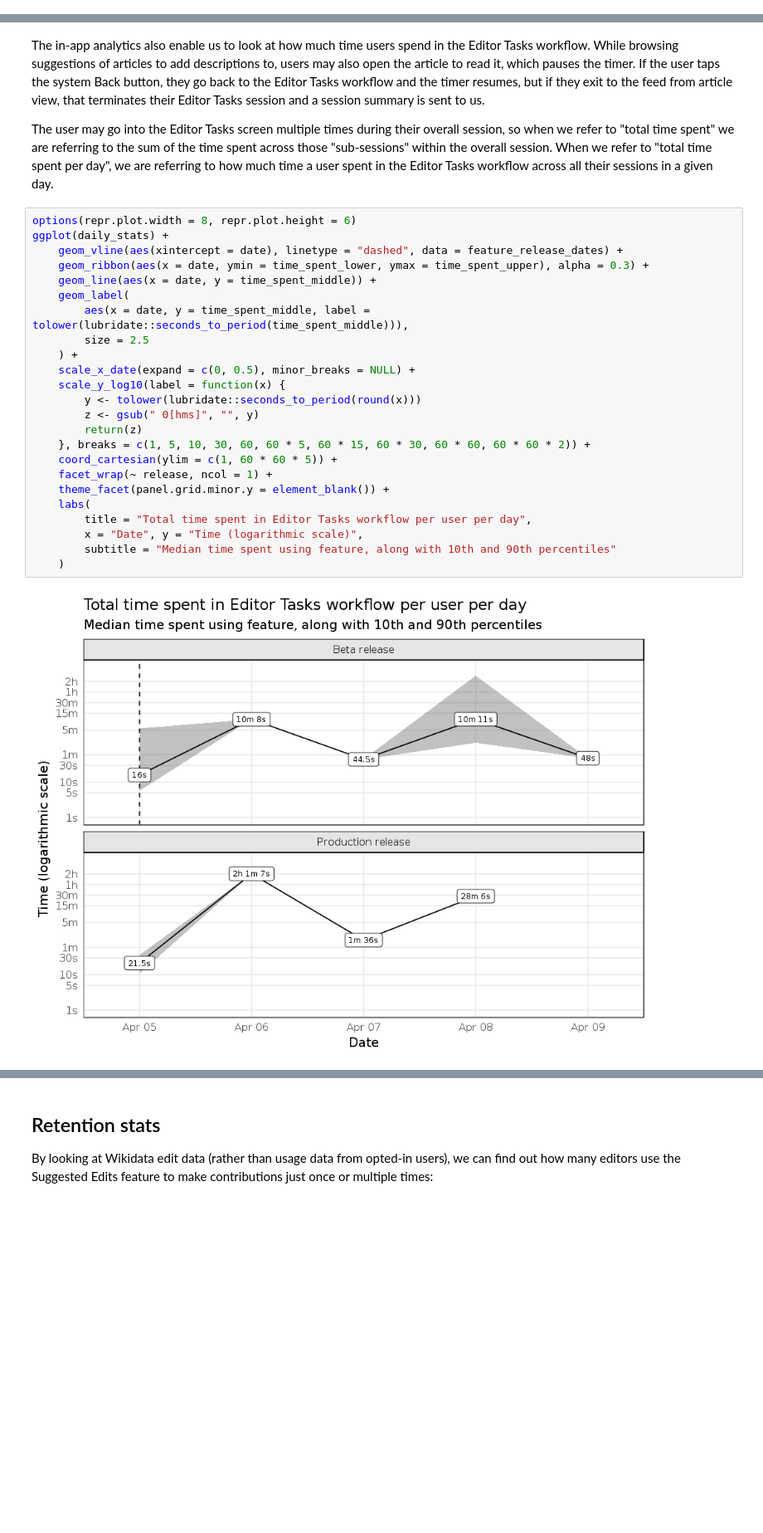
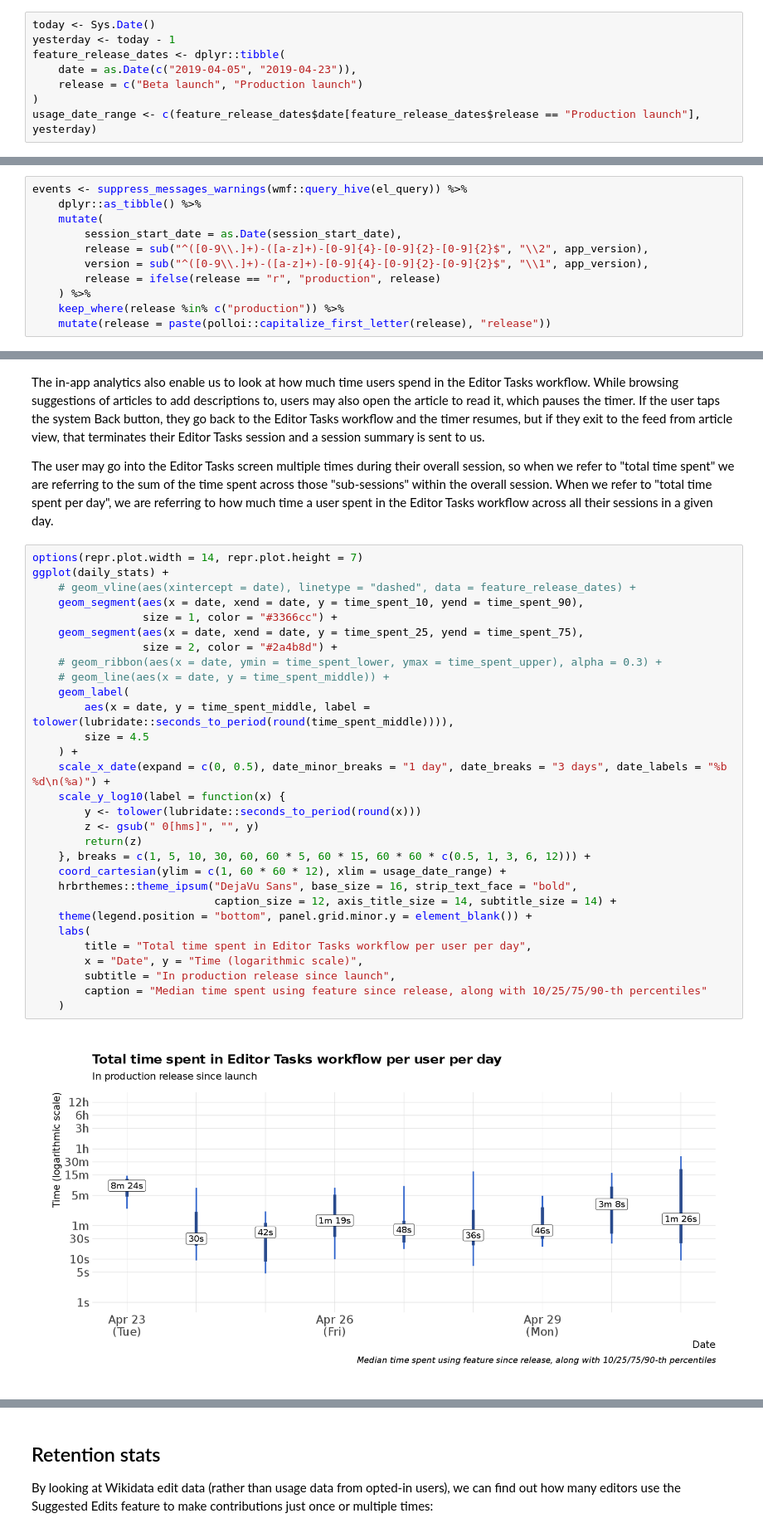
Before and after one commit to bearloga/wmf-android-suggested-edits, a Jupyter notebook: suggested-edits-v1.ipynb, the cells around one changed output, grey strips where cells are left out. Shown at 83% size. Saved outputs shown, nothing was run; the diff lists cells and outputs as text; blank space fills up the shorter version.

```diff
--- a/suggested-edits-v1.ipynb
+++ b/suggested-edits-v1.ipynb
@@ -66,6 +74,14 @@ na2zero <- function(x) {
 suppress_messages_warnings <- function(x) {
     suppressMessages(suppressWarnings(x))
 }
+# %%
+today <- Sys.Date()
+yesterday <- today - 1
+feature_release_dates <- dplyr::tibble(
+    date = as.Date(c("2019-04-05", "2019-04-23")),
+    release = c("Beta launch", "Production launch")
+)
+usage_date_range <- c(feature_release_dates$date[feature_release_dates$release == "Production launch"], yesterday)
 # %% [markdown]
 ## Unlock stats
 
@@ -301,0 +284,11 @@ editor_data %>%
+# %%
+events <- suppress_messages_warnings(wmf::query_hive(el_query)) %>%
+    dplyr::as_tibble() %>%
+    mutate(
+        session_start_date = as.Date(session_start_date),
+        release = sub("^([0-9\\.]+)-([a-z]+)-[0-9]{4}-[0-9]{2}-[0-9]{2}$", "\\2", app_version),
+        version = sub("^([0-9\\.]+)-([a-z]+)-[0-9]{4}-[0-9]{2}-[0-9]{2}$", "\\1", app_version),
+        release = ifelse(release == "r", "production", release)
+    ) %>%
+    keep_where(release %in% c("production")) %>%
+    mutate(release = paste(polloi::capitalize_first_letter(release), "release"))
@@ -336,31 +471,37 @@ The in-app analytics also enable us to look at how much time users spend in the
 
 The user may go into the Editor Tasks screen multiple times during their overall session, so when we refer to "total time spent" we are referring to the sum of the time spent across those "sub-sessions" within the overall session. When we refer to "total time spent per day", we are referring to how much time a user spent in the Editor Tasks workflow across all their sessions in a given day.
 # %%
-options(repr.plot.width = 8, repr.plot.height = 6)
+options(repr.plot.width = 14, repr.plot.height = 7)
 ggplot(daily_stats) +
-    geom_vline(aes(xintercept = date), linetype = "dashed", data = feature_release_dates) +
-    geom_ribbon(aes(x = date, ymin = time_spent_lower, ymax = time_spent_upper), alpha = 0.3) +
-    geom_line(aes(x = date, y = time_spent_middle)) +
+    # geom_vline(aes(xintercept = date), linetype = "dashed", data = feature_release_dates) +
+    geom_segment(aes(x = date, xend = date, y = time_spent_10, yend = time_spent_90),
+                 size = 1, color = "#3366cc") +
+    geom_segment(aes(x = date, xend = date, y = time_spent_25, yend = time_spent_75),
+                 size = 2, color = "#2a4b8d") +
+    # geom_ribbon(aes(x = date, ymin = time_spent_lower, ymax = time_spent_upper), alpha = 0.3) +
+    # geom_line(aes(x = date, y = time_spent_middle)) +
     geom_label(
-        aes(x = date, y = time_spent_middle, label = tolower(lubridate::seconds_to_period(time_spent_middle))),
-        size = 2.5
+        aes(x = date, y = time_spent_middle, label = tolower(lubridate::seconds_to_period(round(time_spent_middle)))),
+        size = 4.5
     ) +
-    scale_x_date(expand = c(0, 0.5), minor_breaks = NULL) +
+    scale_x_date(expand = c(0, 0.5), date_minor_breaks = "1 day", date_breaks = "3 days", date_labels = "%b %d\n(%a)") +
     scale_y_log10(label = function(x) {
         y <- tolower(lubridate::seconds_to_period(round(x)))
         z <- gsub(" 0[hms]", "", y)
         return(z)
-    }, breaks = c(1, 5, 10, 30, 60, 60 * 5, 60 * 15, 60 * 30, 60 * 60, 60 * 60 * 2)) +
-    coord_cartesian(ylim = c(1, 60 * 60 * 5)) +
-    facet_wrap(~ release, ncol = 1) +
-    theme_facet(panel.grid.minor.y = element_blank()) +
+    }, breaks = c(1, 5, 10, 30, 60, 60 * 5, 60 * 15, 60 * 60 * c(0.5, 1, 3, 6, 12))) +
+    coord_cartesian(ylim = c(1, 60 * 60 * 12), xlim = usage_date_range) +
+    hrbrthemes::theme_ipsum("DejaVu Sans", base_size = 16, strip_text_face = "bold",
+                            caption_size = 12, axis_title_size = 14, subtitle_size = 14) +
+    theme(legend.position = "bottom", panel.grid.minor.y = element_blank()) +
     labs(
         title = "Total time spent in Editor Tasks workflow per user per day",
         x = "Date", y = "Time (logarithmic scale)",
-        subtitle = "Median time spent using feature, along with 10th and 90th percentiles"
+        subtitle = "In production release since launch",
+        caption = "Median time spent using feature since release, along with 10/25/75/90-th percentiles"
     )
 # %% [output]
-[figure, old version]
+[figure, new version]
 # %% [markdown]
 ### Interaction with suggestions
 
```
Also changed, not shown: parts of 47 cells of this notebook, 2 other files.
